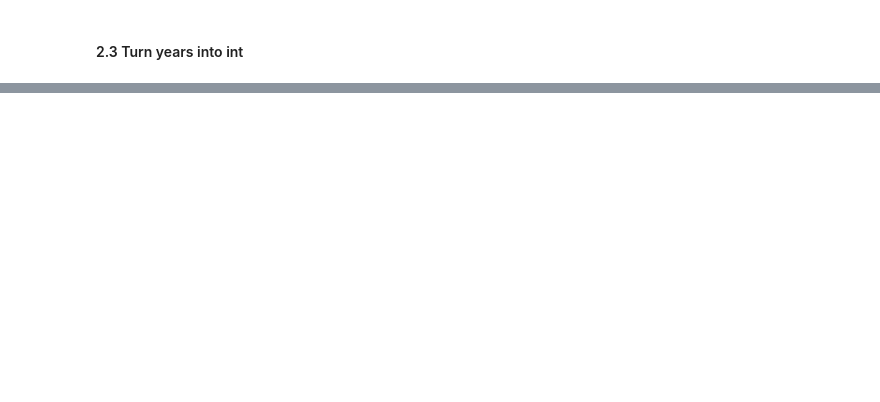
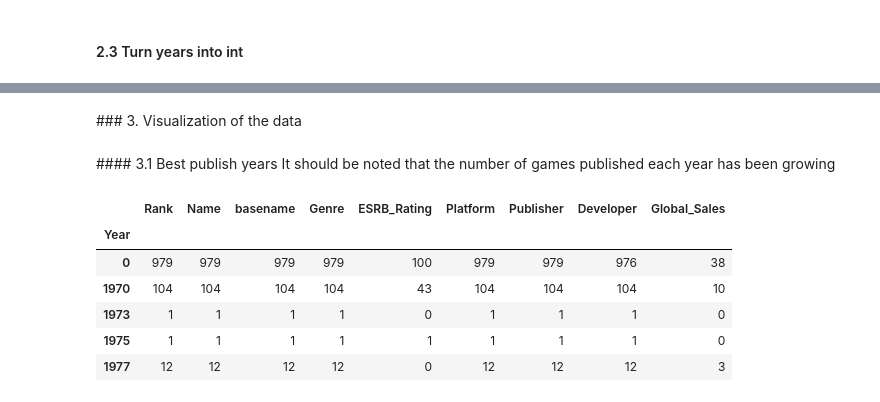
Before and after one commit to lozgarrido/waka, a Jupyter notebook: main.ipynb, the cells around one changed output, grey strips where cells are left out. Saved outputs shown, nothing was run; the diff lists cells and outputs as text; code cells hidden in the pictures; blank space fills up the shorter version.

Commit message:
WIP data clean

```diff
--- a/main.ipynb
+++ b/main.ipynb
@@ -87,0 +103,16 @@ dtype: object
+# %% [markdown]
+### 3. Visualization of the data
+# %% [markdown]
+#### 3.1 Best publish years
+It should be noted that the number of games published each year has been growing
+# %%
+annual_sales = vg_sales.groupby(['Year']).count()
+annual_sales.head()
+# %% [output]
+|  | Rank | Name | basename | Genre | ESRB_Rating | Platform | Publisher | Developer | Global_Sales |
+| Year |  |  |  |  |  |  |  |  |  |
+| 0 | 979 | 979 | 979 | 979 | 100 | 979 | 979 | 976 | 38 |
+| 1970 | 104 | 104 | 104 | 104 | 43 | 104 | 104 | 104 | 10 |
+| 1973 | 1 | 1 | 1 | 1 | 0 | 1 | 1 | 1 | 0 |
+| 1975 | 1 | 1 | 1 | 1 | 1 | 1 | 1 | 1 | 0 |
+| 1977 | 12 | 12 | 12 | 12 | 0 | 12 | 12 | 12 | 3 |
```
Also changed, not shown: parts of 4 cells of this notebook.
